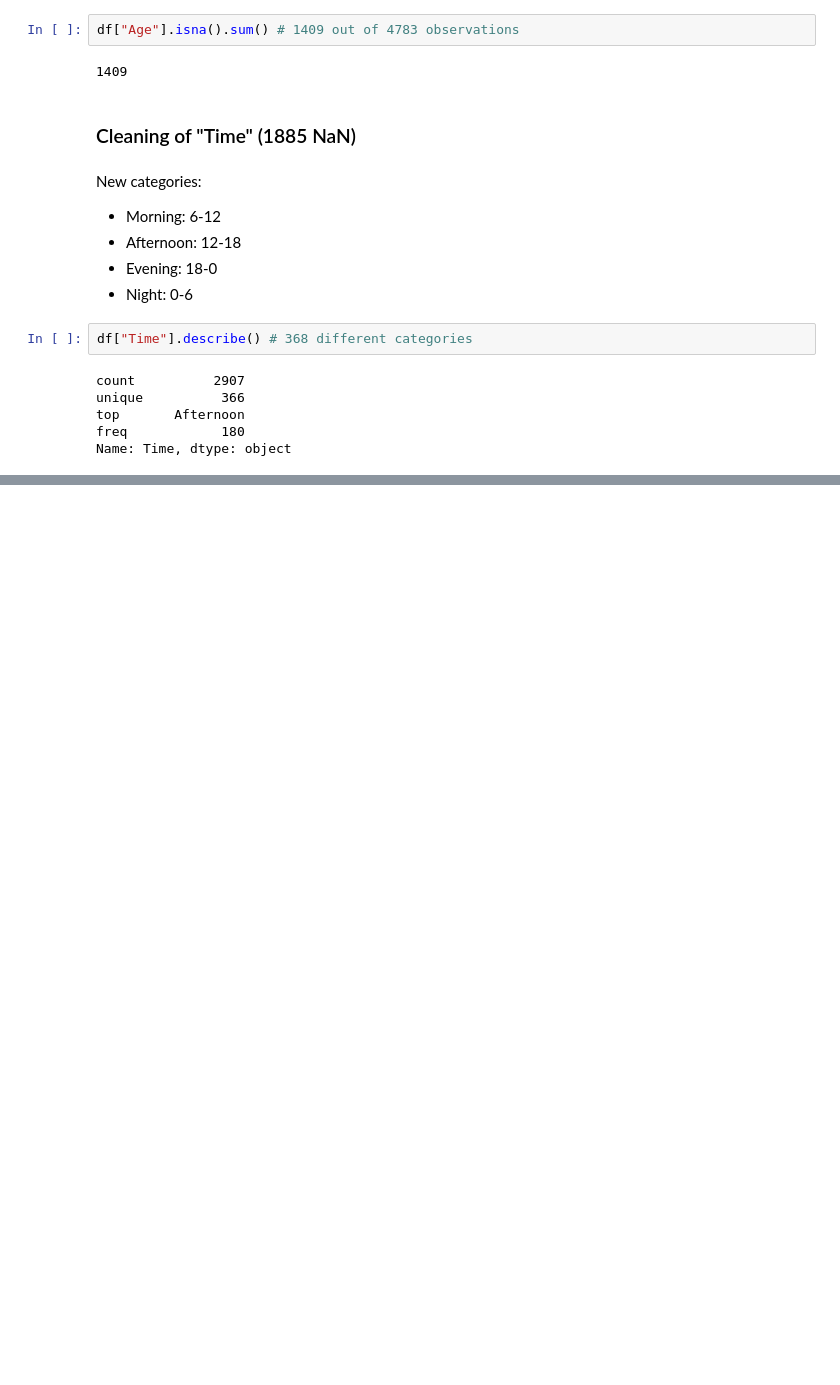
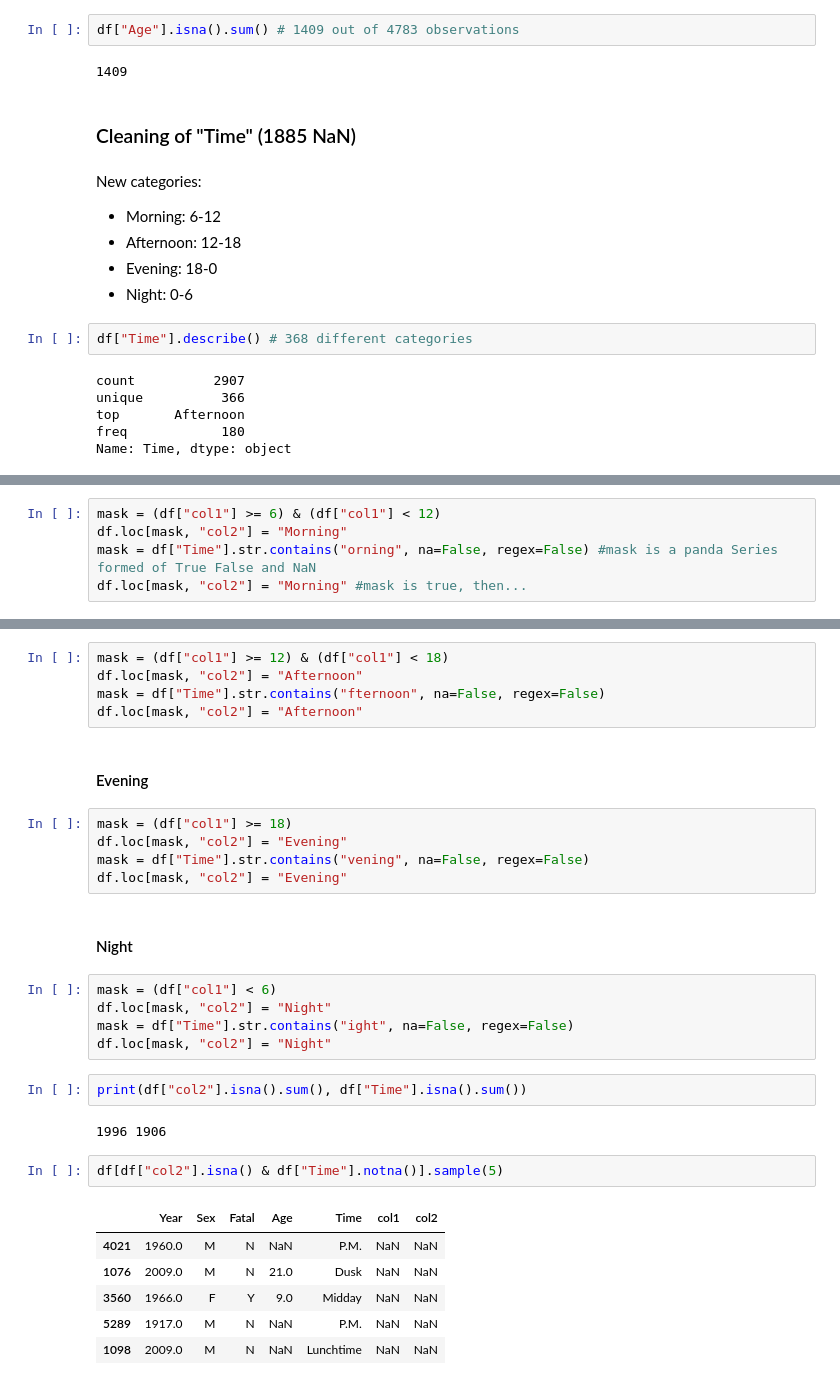
Before and after one commit to Lab-Ironhack/data-cleaning-pandas, a Jupyter notebook: src/cleaning.ipynb, the cells around one changed output, grey strips where cells are left out. Saved outputs shown, nothing was run; the diff lists cells and outputs as text; blank space fills up the shorter version.

```diff
--- a/src/cleaning.ipynb
+++ b/src/cleaning.ipynb
@@ -853,0 +872,5 @@ Name: Time, dtype: object
+# %%
+mask = (df["col1"] >= 6) & (df["col1"] < 12)
+df.loc[mask, "col2"] = "Morning"
+mask = df["Time"].str.contains("orning", na=False, regex=False) #mask is a panda Series formed of True False and NaN
+df.loc[mask, "col2"] = "Morning" #mask is true, then...
@@ -853,0 +885,32 @@ Name: Time, dtype: object
+# %%
+mask = (df["col1"] >= 12) & (df["col1"] < 18)
+df.loc[mask, "col2"] = "Afternoon"
+mask = df["Time"].str.contains("fternoon", na=False, regex=False)
+df.loc[mask, "col2"] = "Afternoon"
+# %% [markdown]
+#### Evening
+# %%
+mask = (df["col1"] >= 18)
+df.loc[mask, "col2"] = "Evening"
+mask = df["Time"].str.contains("vening", na=False, regex=False)
+df.loc[mask, "col2"] = "Evening"
+# %% [markdown]
+#### Night
+# %%
+mask = (df["col1"] < 6)
+df.loc[mask, "col2"] = "Night"
+mask = df["Time"].str.contains("ight", na=False, regex=False)
+df.loc[mask, "col2"] = "Night"
+# %%
+print(df["col2"].isna().sum(), df["Time"].isna().sum())
+# %% [output]
+1996 1906
+# %%
+df[df["col2"].isna() & df["Time"].notna()].sample(5)
+# %% [output]
+|  | Year | Sex | Fatal | Age | Time | col1 | col2 |
+| 4021 | 1960.0 | M | N | NaN | P.M. | NaN | NaN |
+| 1076 | 2009.0 | M | N | 21.0 | Dusk | NaN | NaN |
+| 3560 | 1966.0 | F | Y | 9.0 | Midday | NaN | NaN |
+| 5289 | 1917.0 | M | N | NaN | P.M. | NaN | NaN |
+| 1098 | 2009.0 | M | N | NaN | Lunchtime | NaN | NaN |
```
Also changed, not shown: parts of 16 cells of this notebook.
